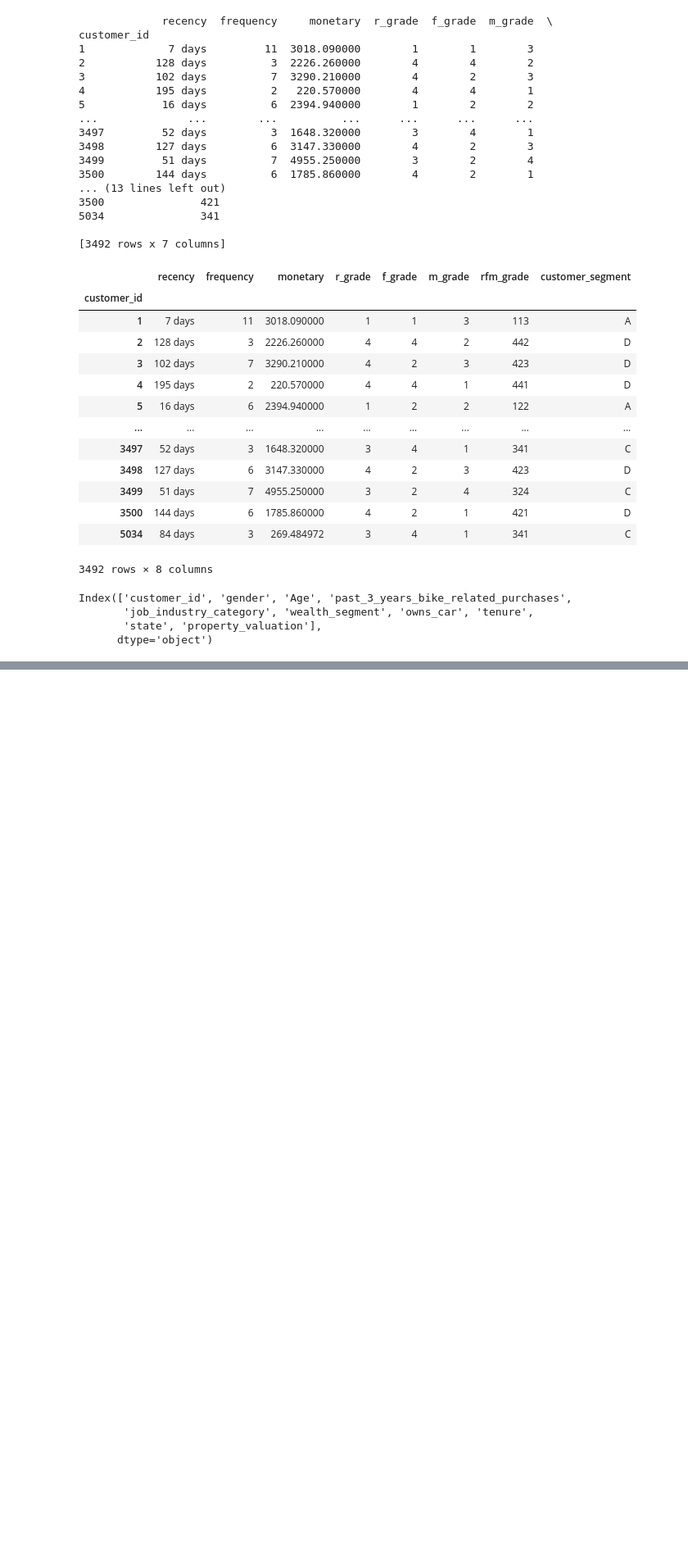
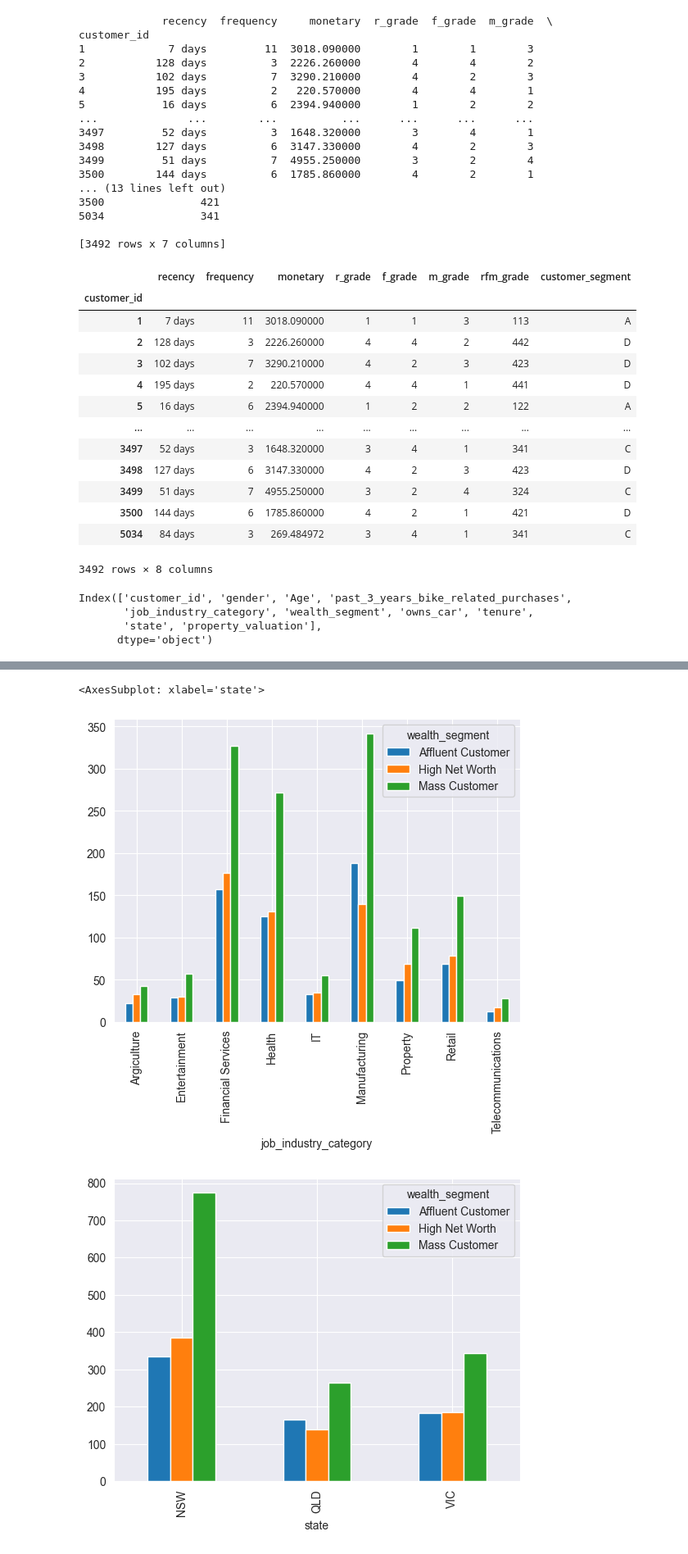
Before and after one commit to Yuxuanjojo/KPMG_virtual_internship, a Jupyter notebook: Code/KPMG_data_cleaning.ipynb, the cells around one changed output, grey strips where cells are left out. Shown: that part at 82% size. Cells and saved outputs as stored; diff of their text form; code cells hidden in the pictures; blank space fills up the shorter version.

```diff
--- a/Code/KPMG_data_cleaning.ipynb
+++ b/Code/KPMG_data_cleaning.ipynb
@@ -414,0 +445,10 @@ cust_demo_address.head()
+# %%
+cust_demo_address.groupby('job_industry_category')['wealth_segment'] \
+    .value_counts().unstack(level=1).plot.bar(stacked=False)
+
+cust_demo_address.groupby('state')['wealth_segment'] \
+    .value_counts().unstack(level=1).plot.bar(stacked=False)
+# %% [output]
+<AxesSubplot: xlabel='state'>
+[figure, added]
+[figure, added]
```
Also changed, not shown: parts of 9 cells of this notebook.
